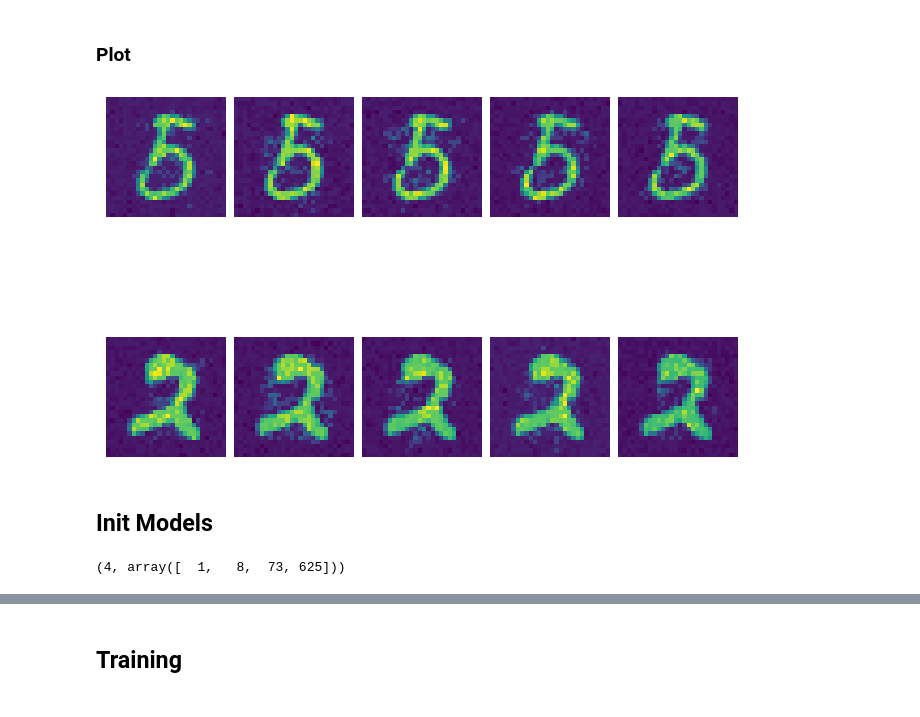
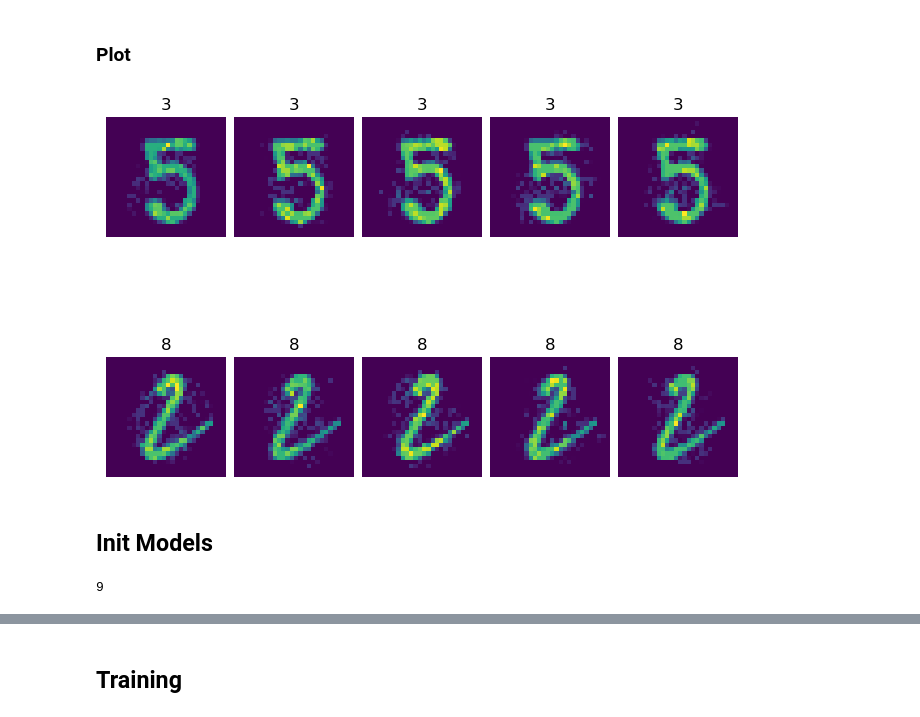
Before and after one commit to GabrielBena/specialization-dynamics, a Jupyter notebook: scripts/simple_code.ipynb, the cells around one changed output, grey strips where cells are left out. Drawn from its saved outputs; the diff is of its cells as text; code cells hidden in the pictures.

```diff
--- a/scripts/simple_code.ipynb
+++ b/scripts/simple_code.ipynb
@@ -38,16 +39,21 @@ data_config = {
     "n_classes": n_classes,
     "n_classes_per_digit": n_classes_per_digit,
     "nb_steps": nb_steps,
-    "common_input": True,
     "cov_ratio": 1,
     "noise_ratio": 0.5,
     "random_start": False,
     # ------ Leave as is -------
     "data_size": None,
     "fix_asym": True,
-    "permute_dataset": False,
+    "permute_dataset": True,
     "split_classes": True,
     "seed": np.random.randint(100),
     # --------------------------
 }
+# %%
+from cProfile import Profile
+from pstats import SortKey, Stats
+
+with Profile() as profile:
+    all_data = get_datasets("../data/", data_config)
 # %%
@@ -58,18 +65,17 @@ datasets, loaders = all_data[data_config["data_type"]]
 # %%
-data, target = next(iter(loaders[0]))
 temporal_data, _ = process_data(data, data_config)
-if data_config["common_input"]:
-    temporal_data = torch.stack(
-        temporal_data.split(temporal_data.shape[-1] // n_agents, -1), 1
-    )
+temporal_data = torch.stack(
+    temporal_data.split(temporal_data.shape[-1] // n_agents, -1), 1
+)
 
 fig, axs = plt.subplots(n_agents, temporal_data.shape[0], constrained_layout=True)
 for t_data, t_axs in zip(temporal_data, axs.T):
-    for d, ax in zip(t_data, t_axs):
+    for d, ax, t in zip(t_data, t_axs, target[0].cpu().numpy()):
         ax.imshow(d[0].cpu().numpy().reshape(28, 28))
         ax.axis("off")
+        ax.set_title(t)
 # %% [output]
-[figure, old version]
+[figure, new version]
 # %% [markdown]
 ## Init Models
 # %%
@@ -164,18 +188,14 @@ def get_all_v_params(varying_params, excluded_params={}):
 # %%
-n_conns = np.geomspace(1, n_hidden**2, 4, dtype=int)
-# n_conns = np.array([1, n_hidden**2]) / n_hidden**2
-n_tests = 1
-varying_params = {"sparsity": np.unique(np.round(n_conns/ n_hidden**2, 4))}
-
-all_varying_params = get_all_v_params(varying_params)
 configs = [
     [copy_and_change_config(config, p) for p in all_varying_params]
     for _ in range(n_tests)
 ]
+
 all_configs = [c for l in configs for c in l]
-len(all_configs), n_conns
+
+len(all_configs)
 # %% [output]
-(4, array([  1,   8,  73, 625]))
+9
 # %%
 models = [Community(config).to(device) for config in all_configs]
 
```
Also changed, not shown: parts of 33 cells of this notebook, 8 other files.
